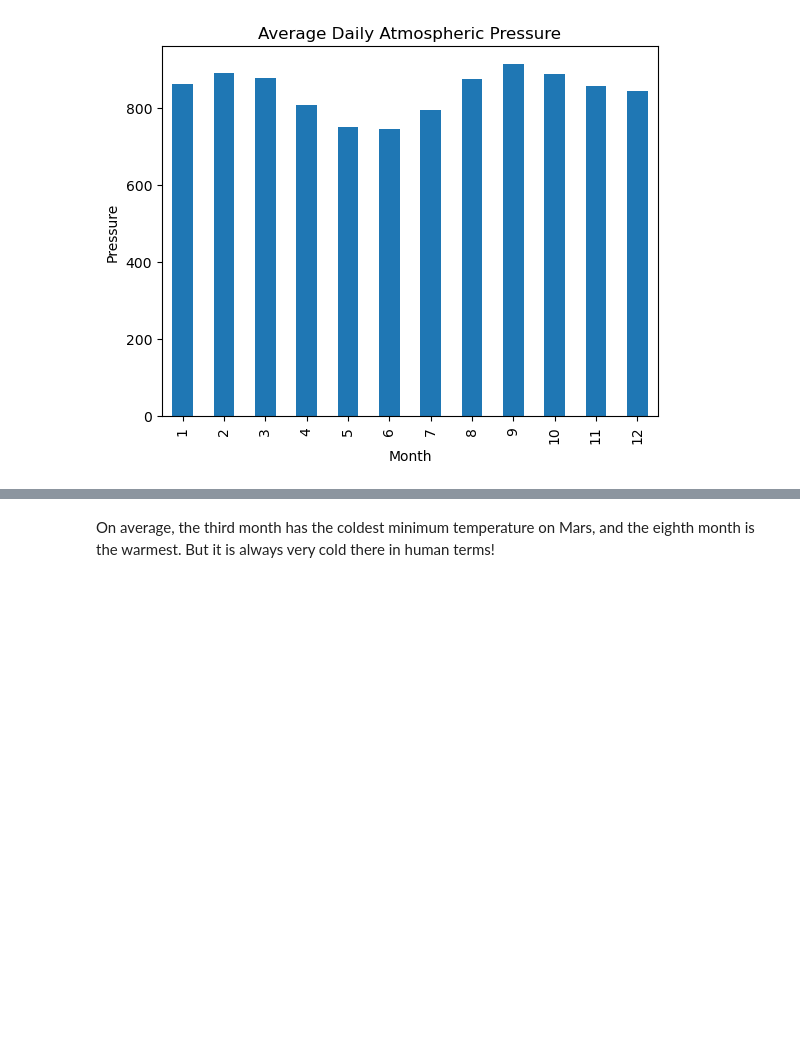
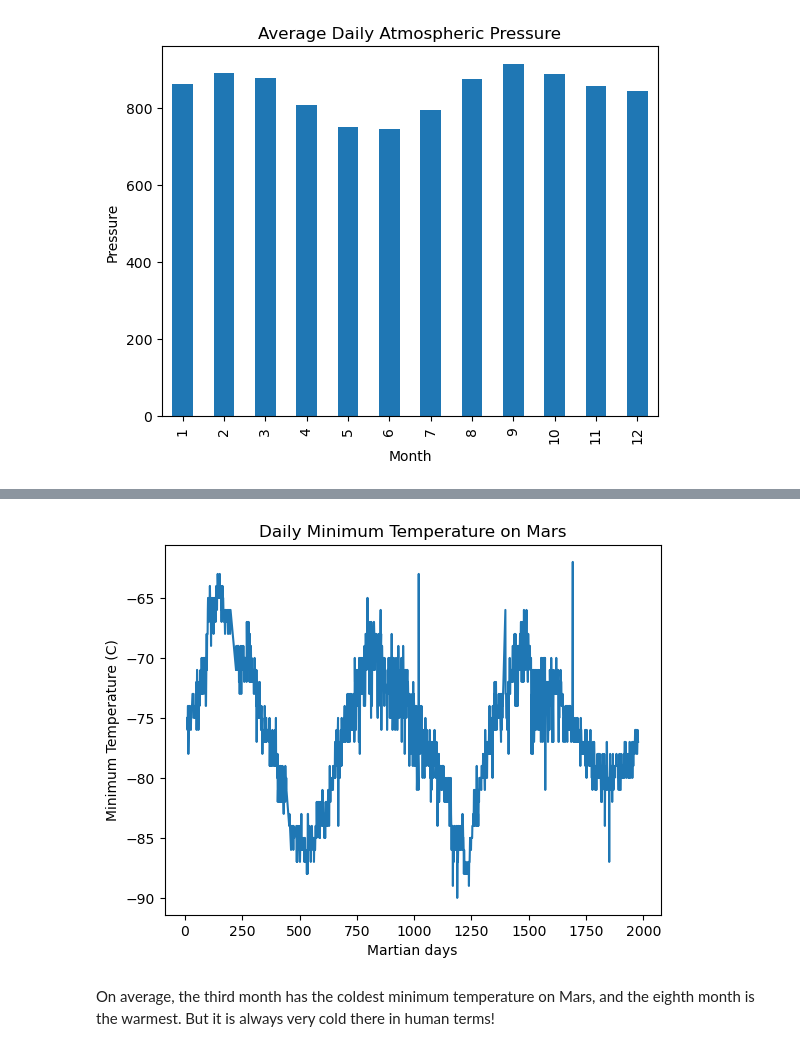
Before and after one commit to Coadman/web-scraping-challenge, a Jupyter notebook: part_2_mars_weather.ipynb, the cells around one changed output, grey strips where cells are left out. Saved outputs shown, nothing was run; the diff lists cells and outputs as text; code cells hidden in the pictures; blank space fills up the shorter version.

```diff
--- a/part_2_mars_weather.ipynb
+++ b/part_2_mars_weather.ipynb
@@ -222,3 +211,14 @@ plt.show()
+# %%
+# 5. How many terrestrial (earth) days are there in a Martian year?
+# year in Earth days 365
+# year in martian days roughly 685 earth days (google search engine)
+plt.plot(mars_df['sol'], mars_df['min_temp'])
+plt.xlabel('Martian days')
+plt.ylabel('Minimum Temperature (C)')
+plt.title('Daily Minimum Temperature on Mars')
+plt.show()
+# %% [output]
+[figure, added]
 # %% [markdown]
 On average, the third month has the coldest minimum temperature on Mars, and the eighth month is the warmest. But it is always very cold there in human terms!
 # %% [markdown]
```
Also changed, not shown: parts of 3 cells of this notebook.
